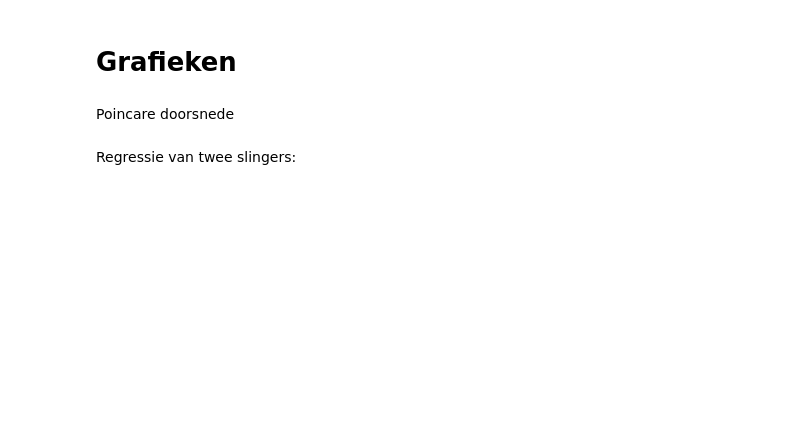
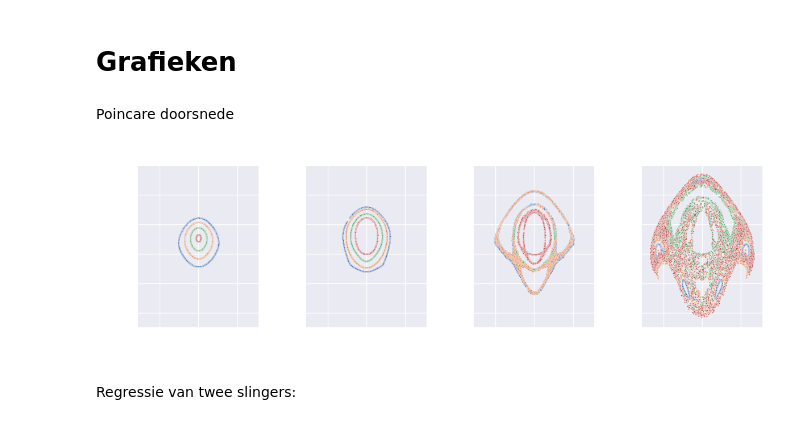
Before and after one commit to KevinLeenaerts/PWS-Programs, a Jupyter notebook: DoublePendulum.ipynb, the cells around one changed output. Saved outputs shown, nothing was run; the diff lists cells and outputs as text; code cells hidden in the pictures; blank space fills up the shorter version.

```diff
--- a/DoublePendulum.ipynb
+++ b/DoublePendulum.ipynb
@@ -151,10 +197,10 @@ Regressie van twee slingers:
 #     raise UserWarning("Verwijder de bestaande data voordat je nieuwe genreert!")
 
 # Configuratie
-t_end = 30
+t_end = 20
 dt = 0.02
-FPS = 1/dt
-t = np.arange(0, t_end, 1/FPS)
+
+t = np.arange(0, t_end, dt)
 
 # Slingers configuratie
 l1 = 1
@@ -454,3 +482,25 @@ plt.show()
+# %%
+poincare_dataframe = pd.read_pickle("data/poincare_section.pkl")
+
+plots = len(poincare_dataframe)
+fig, axs = plt.subplots(1, 4, figsize=(12, 4), gridspec_kw=dict(width_ratios=[4, 4, 4, 4]))
+
+for (i, row) in enumerate(poincare_dataframe.iterrows()):
+    potential_energy = row[1]["energy"]
+    theta1_data = row[1]["row"]
+    for theta1 in theta1_data:
+        section = theta1['section']
+        axs[i] = sns.scatterplot(x=section[:, 0], y=section[:, 1], alpha=1, marker=".", s=10, ax=axs[i])
+        axs[i].set_xlim([-0.5 * math.pi, 0.5 * math.pi])
+        axs[i].set_ylim([-5, 6])
+        axs[i].set_title(f"$E_p = {str(potential_energy).replace(".", ",")}$ J")
+        axs[i].set_ylabel(r"$\dot{\theta}_1$")
+        axs[i].set_xlabel(r"$\theta_1$")
+
+fig.tight_layout()
+plt.savefig("output/poincare.png", transparent=True)
+# %% [output]
+[figure, added]
 # %% [markdown]
 Regressie van twee slingers:
 # %%
```
Also changed, not shown: parts of 24 cells of this notebook, 31 other files.
